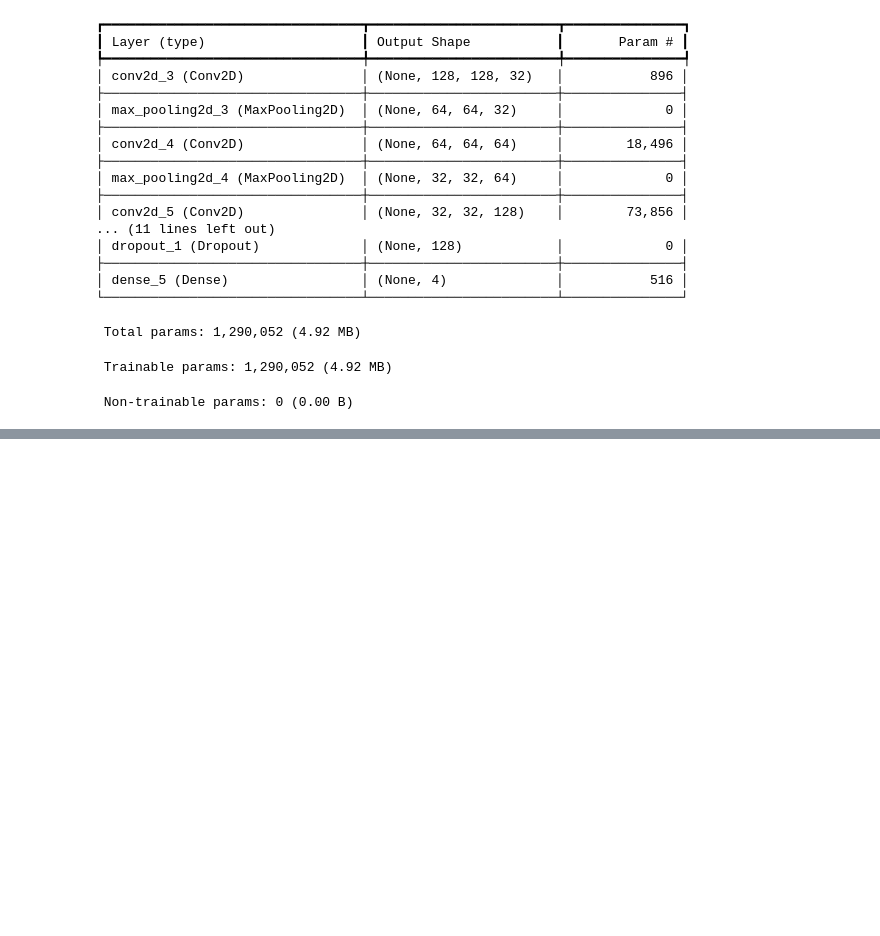
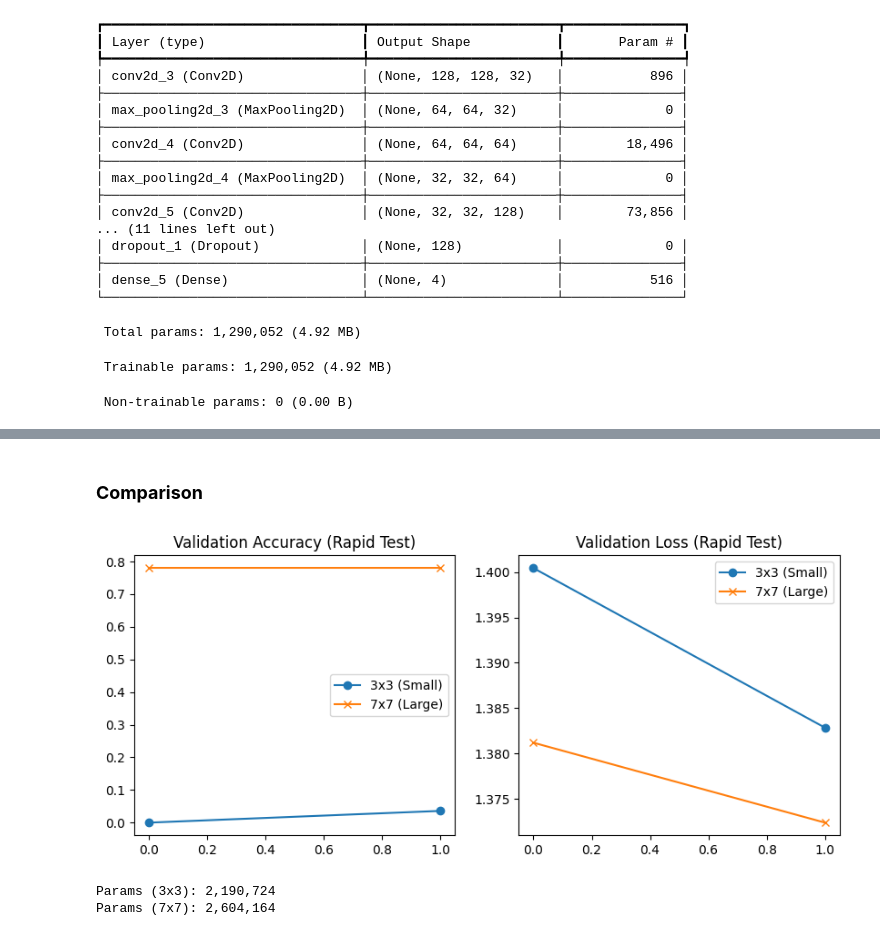
Before and after one commit to JuanLeal1105/TDSE_Exploring_Convolutional_Layers, a Jupyter notebook: Convolutional_Layers_Noteboook.ipynb, the cells around one changed output, grey strips where cells are left out. Cells and saved outputs as stored; diff of their text form; code cells hidden in the pictures; blank space fills up the shorter version.

Commit message:
feat: The experiment section is added to the notebook

```diff
--- a/Convolutional_Layers_Noteboook.ipynb
+++ b/Convolutional_Layers_Noteboook.ipynb
@@ -343,0 +367,28 @@ Model: "sequential_2"
+# %%
+STEPS = 50
+VAL_STEPS = 20
+EPOCHS = 2
+
+print(f"--- Experiment: Training on subset (Steps={STEPS}) to save battery ---")
+
+print("\n--- Training Model A (3x3) ---")
+model_3x3 = create_model((3, 3))
+history_3x3 = model_3x3.fit(
+    train_generator,
+    steps_per_epoch=STEPS,
+    epochs=EPOCHS,
+    validation_data=validation_generator,
+    validation_steps=VAL_STEPS,
+    verbose=1
+)
+
+print("\n--- Training Model B (7x7) ---")
+model_7x7 = create_model((7, 7))
+history_7x7 = model_7x7.fit(
+    train_generator,
+    steps_per_epoch=STEPS,
+    epochs=EPOCHS,
+    validation_data=validation_generator,
+    validation_steps=VAL_STEPS,
+    verbose=1
+)
@@ -343,0 +409,24 @@ Model: "sequential_2"
+# %% [markdown]
+### **Comparison**
+# %%
+plt.figure(figsize=(10, 4))
+plt.subplot(1, 2, 1)
+plt.plot(history_3x3.history['val_accuracy'], label='3x3 (Small)', marker='o')
+plt.plot(history_7x7.history['val_accuracy'], label='7x7 (Large)', marker='x')
+plt.title('Validation Accuracy (Rapid Test)')
+plt.legend()
+
+plt.subplot(1, 2, 2)
+plt.plot(history_3x3.history['val_loss'], label='3x3 (Small)', marker='o')
+plt.plot(history_7x7.history['val_loss'], label='7x7 (Large)', marker='x')
+plt.title('Validation Loss (Rapid Test)')
+plt.legend()
+plt.show()
+# %% [output]
+[figure, added]
+# %%
+print(f"Params (3x3): {model_3x3.count_params():,}")
+print(f"Params (7x7): {model_7x7.count_params():,}")
+# %% [output]
+Params (3x3): 2,190,724
+Params (7x7): 2,604,164
```
Also changed, not shown: parts of 4 cells of this notebook.
